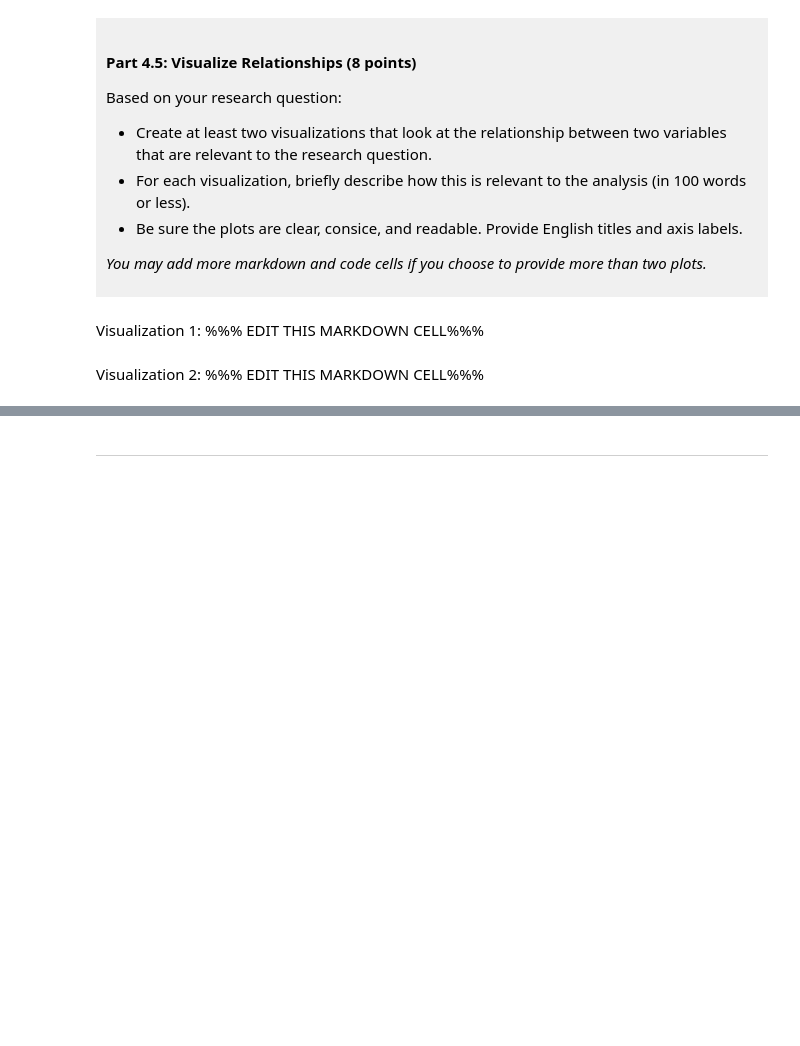
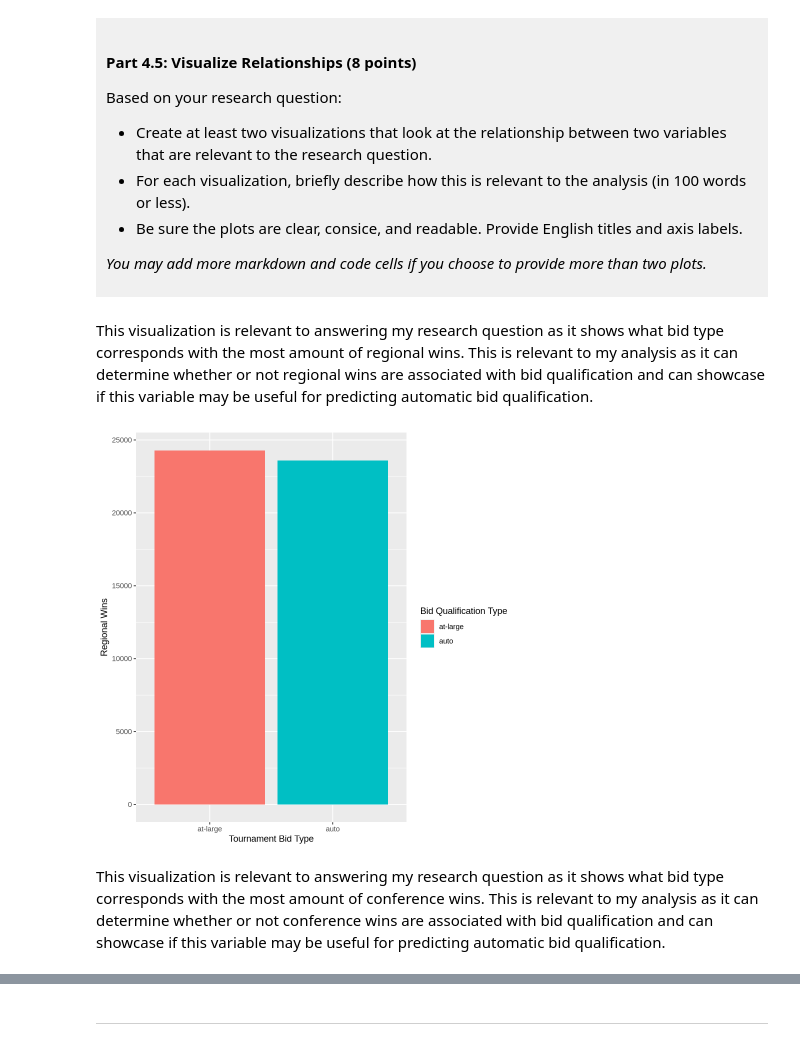
Before and after one commit to Sherman085/dsci-100-project-sherman-yee, a Jupyter notebook: dsci-100-project-notebook.ipynb, the cells around one changed output, grey strips where cells are left out. Drawn from its saved outputs; the diff is of its cells as text; code cells hidden in the pictures; blank space fills up the shorter version.

Commit message:
Completed up to Checkpoint C. Edited my research question to include conference wins into my analysis

```diff
--- a/dsci-100-project-notebook.ipynb
+++ b/dsci-100-project-notebook.ipynb
@@ -305,9 +356,16 @@ Based on your research question:
 *You may add more markdown and code cells if you choose to provide more than two plots.*
 </div>
 # %% [markdown]
-Visualization 1: %%% EDIT THIS MARKDOWN CELL%%%
+This visualization is relevant to answering my research question as it shows what bid type corresponds with the most amount of regional wins. This is relevant to my analysis as it can determine whether or not regional wins are associated with bid qualification and can showcase if this variable may be useful for predicting automatic bid qualification.
 # %%
-### EDIT THIS CODE CELL FOR VISUALIZATION 1###
+basketball_reg_plot <- basketball_tidy|>
+ggplot(aes(x = bid, y = reg_wins, fill = bid))+
+geom_bar(stat = "identity")+
+labs(Title = "Regional Wins by Bid Type", x = "Tournament Bid Type", y = "Regional Wins", fill = "Bid Qualification Type")
+
+basketball_reg_plot
+# %% [output]
+[figure, added]
 # %% [markdown]
-Visualization 2: %%% EDIT THIS MARKDOWN CELL%%%
+This visualization is relevant to answering my research question as it shows what bid type corresponds with the most amount of conference wins. This is relevant to my analysis as it can determine whether or not conference wins are associated with bid qualification and can showcase if this variable may be useful for predicting automatic bid qualification.
 # %%
```
Also changed, not shown: parts of 11 cells of this notebook.
